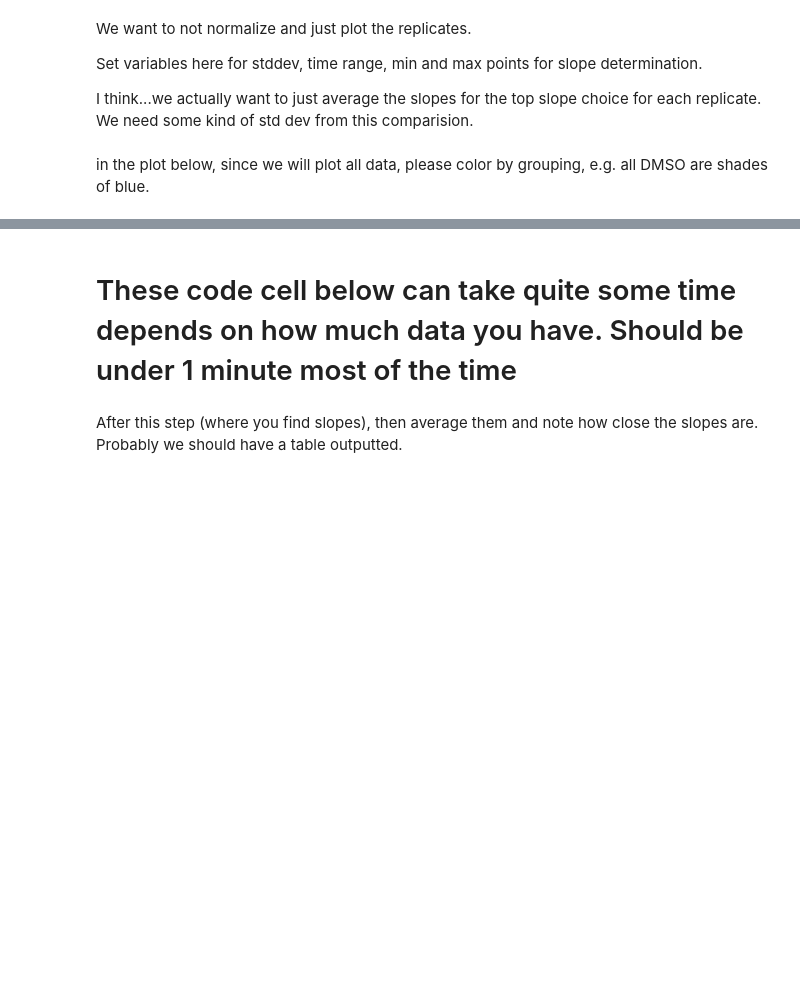
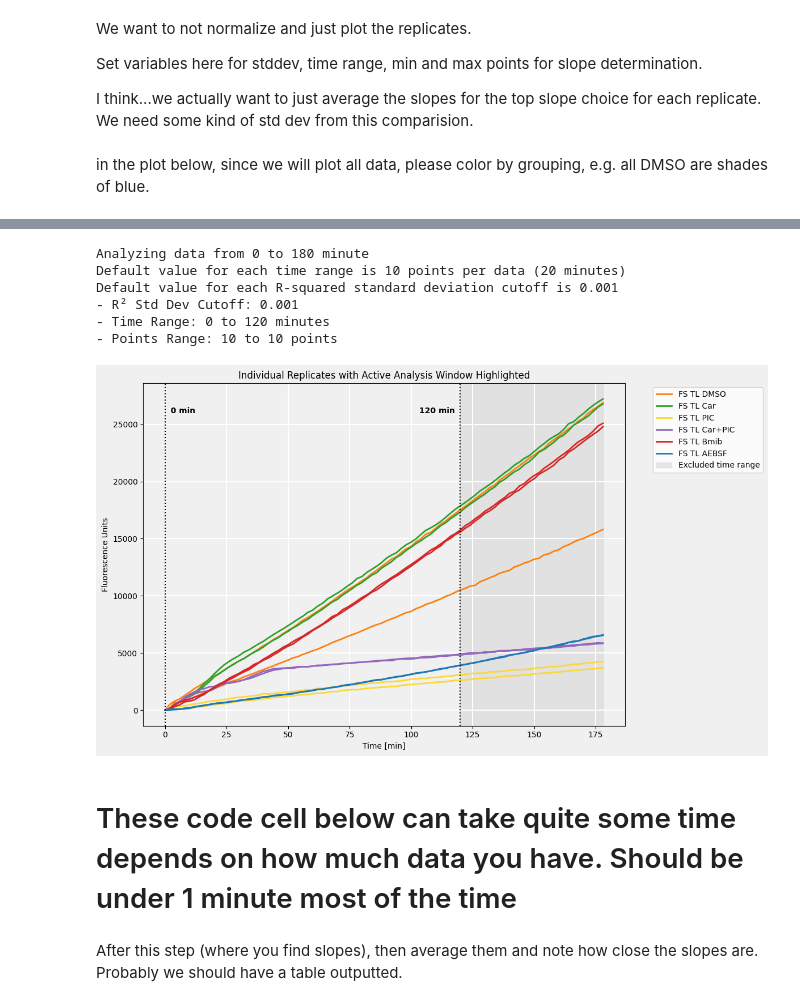
Before and after one commit to Haniiko1/enzyme_kinetics, a Jupyter notebook: Enzyme_Kinetics_Notebook.ipynb, the cells around one changed output, grey strips where cells are left out. Cells and saved outputs as stored; diff of their text form; code cells hidden in the pictures; blank space fills up the shorter version.

```diff
--- a/Enzyme_Kinetics_Notebook.ipynb
+++ b/Enzyme_Kinetics_Notebook.ipynb
@@ -447,20 +442,28 @@ import numpy as np
 import matplotlib.colors as mcolors
 
 # 1. Gather configuration via input
-std_dev_cutoff = float(input("Enter the R² standard deviation cutoff (e.g., 0.001): "))
-start_time = int(input("Enter the start time for the range in minutes (e.g., 0): "))
-end_time = int(input("Enter the end time for the range in minutes (e.g., 120): "))
-min_points = int(input("Enter the minimum number of consecutive data points (e.g., 10): "))
-max_points = int(input("Enter the maximum number of consecutive data points (e.g., 20): "))
+std_dev_cutoff = 0.001
+start_time = 0
+end_time = 120
+min_points = 10
+max_points = 10
+print("Analyzing data from 0 to 180 minute")
+print("Default value for each time range is 10 points per data (20 minutes)")
+print("Default value for each R-squared standard deviation cutoff is 0.001")
 
-print("\nConfiguration updated successfully:")
+
 print(f"- R² Std Dev Cutoff: {std_dev_cutoff}")
 print(f"- Time Range: {start_time} to {end_time} minutes")
 print(f"- Points Range: {min_points} to {max_points} points")
 
 # 2. Render plot highlighting the selected analysis range with robust color group mapping
 df_plot = df_final.fillna('')
-plt.figure(figsize=(12, 7))
+fig = plt.figure(figsize=(12, 7))
+ax = plt.subplot(111)
+
+# Set overall figure and axis background to a clean light gray
+fig.patch.set_facecolor('#f0f0f0')
+ax.set_facecolor('#f0f0f0')
 
 # Extract x axis
 x = pd.to_numeric(df_plot['Time [min]'], errors='coerce')
@@ -502,43 +505,56 @@ def get_robust_color(base_name):
     base_rgb = mcolors.to_rgb(base_hex)
 
     # Generate light/dark shades dynamically depending on the group prefix's index
     if len(unique_prefixes) > 1 and prefix in unique_prefixes:
         prefix_idx = unique_prefixes.index(prefix)
         factor = 0.6 + (prefix_idx / (len(unique_prefixes) - 1)) * 0.7
         shaded_rgb = np.clip(np.array(base_rgb) * factor, 0, 1)
         return mcolors.to_hex(shaded_rgb)
     return base_hex
 
 legend_added = set()
 for col in columns_to_plot:
     base_name = re.sub(r'(_\d+|\.\d+)$', '', col)
     color = get_robust_color(base_name)
     y = pd.to_numeric(df_plot[col], errors='coerce')
 
     # Plot everything as clean solid lines
     linestyle = '-'
     linewidth = 2.0
 
     if base_name not in legend_added:
-        plt.plot(x, y, label=base_name, color=color, linewidth=linewidth, linestyle=linestyle)
+        ax.plot(x, y, label=base_name, color=color, linewidth=linewidth, linestyle=linestyle)
         legend_added.add(base_name)
     else:
-        plt.plot(x, y, color=color, linewidth=linewidth, linestyle=linestyle)
+        ax.plot(x, y, color=color, linewidth=linewidth, linestyle=linestyle)
 
-plt.axvspan(start_time, end_time, color='gray', alpha=0.15, label='Selected analysis range')
-plt.axvline(x=start_time, color='black', linestyle=':', linewidth=1.5)
-plt.axvline(x=end_time, color='black', linestyle=':', linewidth=1.5)
+# Highlight the excluded (not working with) areas in a slightly darker gray
+x_min, x_max = x.min(), x.max()
+ax.axvspan(x_min, start_time, color='#d3d3d3', alpha=0.5, label='Excluded time range')
+ax.axvspan(end_time, x_max, color='#d3d3d3', alpha=0.5)
 
-y_min, y_max = plt.ylim()
+ax.axvline(x=start_time, color='black', linestyle=':', linewidth=1.5)
+ax.axvline(x=end_time, color='black', linestyle=':', linewidth=1.5)
+
+y_min, y_max = ax.get_ylim()
 text_y_position = y_min + (y_max - y_min) * 0.92
 
-plt.text(start_time, text_y_position, f'{start_time} min  ', rotation=0, verticalalignment='center', horizontalalignment='right', fontweight='bold')
-plt.text(end_time, text_y_position, f'  {end_time} min', rotation=0, verticalalignment='center', horizontalalignment='left', fontweight='bold')
+# We modify the horizontal alignment so start_time aligns left (goes inside) and end_time aligns right (goes inside)
+ax.text(start_time, text_y_position, f'  {start_time} min', rotation=0, verticalalignment='center', horizontalalignment='left', fontweight='bold')
+ax.text(end_time, text_y_position, f'{end_time} min  ', rotation=0, verticalalignment='center', horizontalalignment='right', fontweight='bold')
 
-plt.xlabel('Time [min]')
-plt.ylabel('Fluorescence Units')
-plt.title('Individual Replicates with Selected Analysis Range')
-plt.legend(bbox_to_anchor=(1.05, 1), loc='upper left')
-plt.grid(True)
+ax.set_xlabel('Time [min]')
+ax.set_ylabel('Fluorescence Units')
+ax.set_title('Individual Replicates with Active Analysis Window Highlighted')
+ax.legend(bbox_to_anchor=(1.05, 1), loc='upper left')
+ax.grid(True, color='white', linestyle='-', linewidth=1.5)
 plt.tight_layout()
 plt.show()
+# %% [output]
+Analyzing data from 0 to 180 minute
+Default value for each time range is 10 points per data (20 minutes)
+Default value for each R-squared standard deviation cutoff is 0.001
+- R² Std Dev Cutoff: 0.001
+- Time Range: 0 to 120 minutes
+- Points Range: 10 to 10 points
+[figure, added]
```
Also changed, not shown: parts of 9 cells of this notebook.
